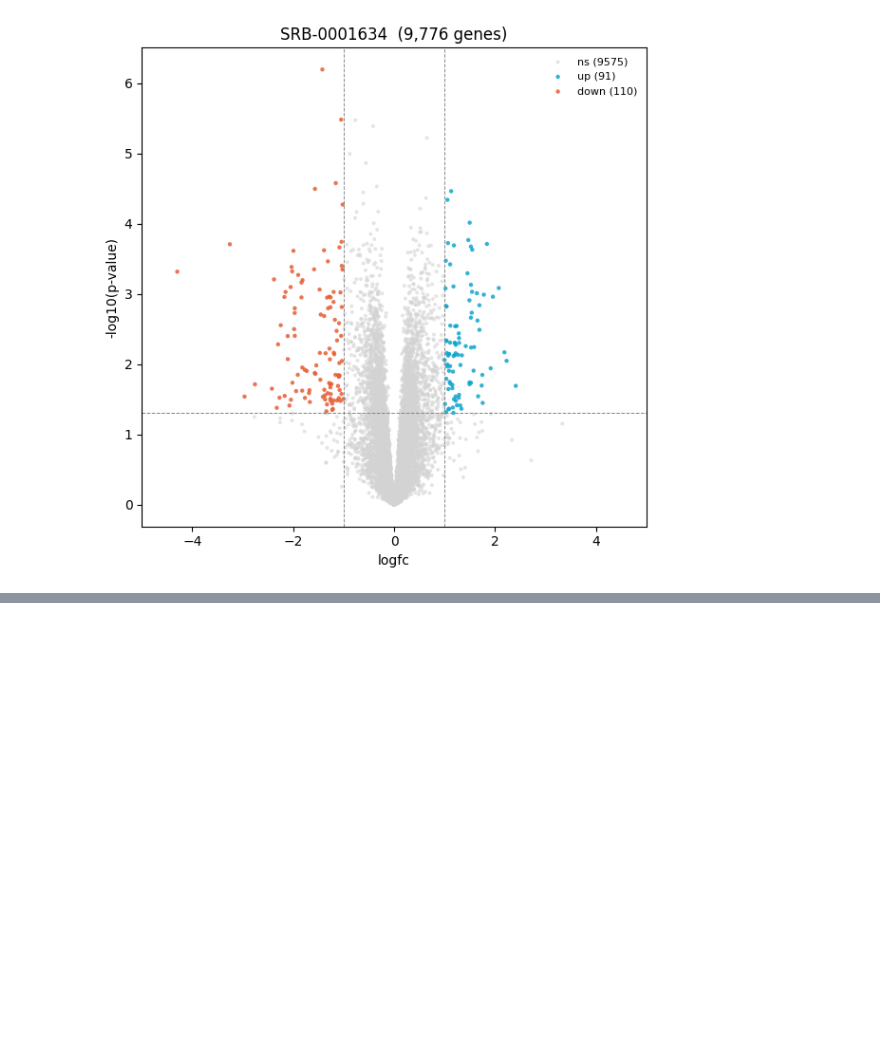
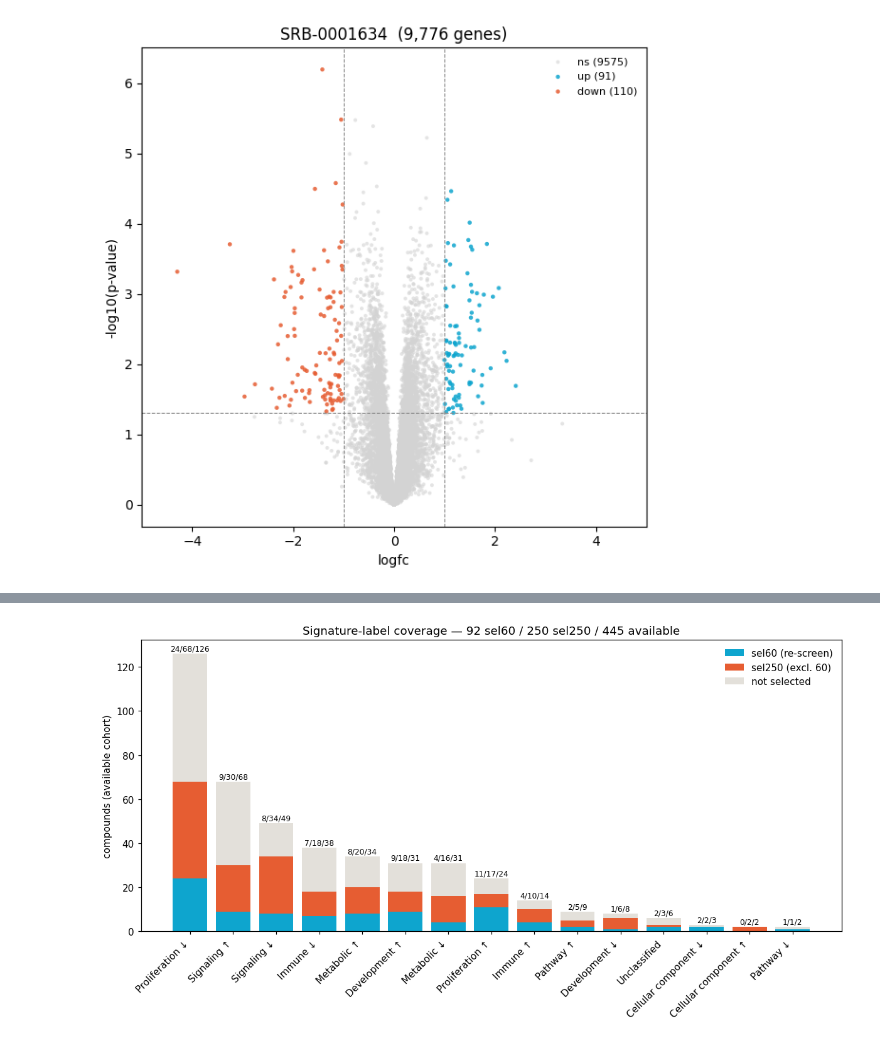
Before and after one commit to gtamo39/MS_ML, a Jupyter notebook: vignettes/MS_TargetML.ipynb, the cells around one changed output, grey strips where cells are left out. Drawn from its saved outputs; the diff is of its cells as text; code cells hidden in the pictures; blank space fills up the shorter version.

```diff
--- a/vignettes/MS_TargetML.ipynb
+++ b/vignettes/MS_TargetML.ipynb
@@ -2438,0 +2608,29 @@ if 1 < 3:
+# %%
+## Signature-label coverage — per label, the available cohort split into nested subsets:
+## sel60 re-screen (azure, bottom) ⊂ the 250 (ember) ⊂ not-selected (paper). Bar height = total available;
+## azure + ember = the 250 selected. Annotated sel60/sel250/total.
+_avail = (sig_labels.set_index('compound')['signature_label']
+          .reindex(MF_sel['compound']).fillna('Unclassified'))
+_cov = pd.DataFrame({'total': _avail.value_counts()})
+_cov['sel250'] = _avail[_avail.index.isin(sel250['compound'])].value_counts().reindex(_cov.index).fillna(0).astype(int)
+_cov['sel60'] = _avail[_avail.index.isin(sel60['compound'])].value_counts().reindex(_cov.index).fillna(0).astype(int)
+_cov = _cov.sort_values('total', ascending=False)
+_cov['ember'] = _cov['sel250'] - _cov['sel60']       # in the 250 but not the 60
+_cov['paper'] = _cov['total'] - _cov['sel250']       # available but not selected
+
+fig, ax = plt.subplots(figsize=(11, 6), dpi=110)
+_x = range(len(_cov))
+ax.bar(_x, _cov['sel60'], color=SERAC_C['azure'], label='sel60 (re-screen)')
+ax.bar(_x, _cov['ember'], bottom=_cov['sel60'], color=SERAC_C['ember'], label='sel250 (excl. 60)')
+ax.bar(_x, _cov['paper'], bottom=_cov['sel250'], color=SERAC_C['paper'], label='not selected')
+ax.set_xticks(list(_x))
+ax.set_xticklabels(_cov.index, rotation=45, ha='right')
+ax.set_ylabel('compounds (available cohort)')
+ax.set_title(f'Signature-label coverage — {int(_cov.sel60.sum())} sel60 / {int(_cov.sel250.sum())} sel250 / {int(_cov.total.sum())} available')
+for i, r in enumerate(_cov.itertuples()):
+    ax.text(i, r.total + 0.5, f'{r.sel60}/{r.sel250}/{r.total}', ha='center', va='bottom', fontsize=8)
+ax.legend(frameon=False)
+plt.tight_layout()
+plt.show()
+# %% [output]
+[figure, added]
```
Also changed, not shown: parts of 18 cells of this notebook, 2 other files.
